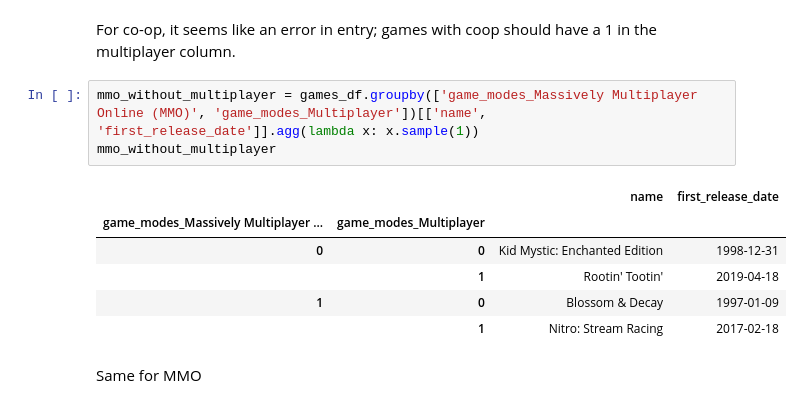
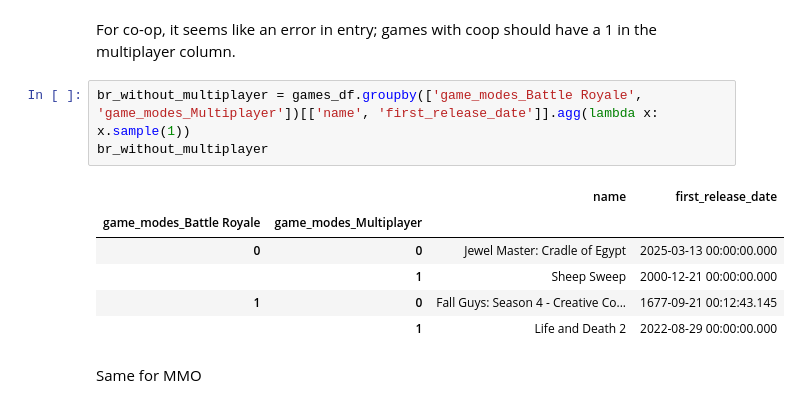
Before and after one commit to ModernNeesh/GotAnyGames, a Jupyter notebook: cleaning_analysis.ipynb, the cells around one changed output. Drawn from its saved outputs; the diff is of its cells as text.

```diff
--- a/cleaning_analysis.ipynb
+++ b/cleaning_analysis.ipynb
@@ -92,14 +91,14 @@ coop_without_multiplayer
 # %% [markdown]
 For co-op, it seems like an error in entry; games with coop should have a 1 in the multiplayer column.
 # %%
-mmo_without_multiplayer = games_df.groupby(['game_modes_Massively Multiplayer Online (MMO)', 'game_modes_Multiplayer'])[['name', 'first_release_date']].agg(lambda x: x.sample(1))
-mmo_without_multiplayer
+br_without_multiplayer = games_df.groupby(['game_modes_Battle Royale', 'game_modes_Multiplayer'])[['name', 'first_release_date']].agg(lambda x: x.sample(1))
+br_without_multiplayer
 # %% [output]
 |  |  | name | first_release_date |
-| game_modes_Massively Multiplayer ... | game_modes_Multiplayer |  |  |
-| 0 | 0 | Kid Mystic: Enchanted Edition | 1998-12-31 |
-|  | 1 | Rootin' Tootin' | 2019-04-18 |
-| 1 | 0 | Blossom & Decay | 1997-01-09 |
-|  | 1 | Nitro: Stream Racing | 2017-02-18 |
+| game_modes_Battle Royale | game_modes_Multiplayer |  |  |
+| 0 | 0 | Jewel Master: Cradle of Egypt | 2025-03-13 00:00:00.000 |
+|  | 1 | Sheep Sweep | 2000-12-21 00:00:00.000 |
+| 1 | 0 | Fall Guys: Season 4 - Creative Co... | 1677-09-21 00:12:43.145 |
+|  | 1 | Life and Death 2 | 2022-08-29 00:00:00.000 |
 # %% [markdown]
 Same for MMO
```
Also changed, not shown: parts of 16 cells of this notebook, 3 other files.
